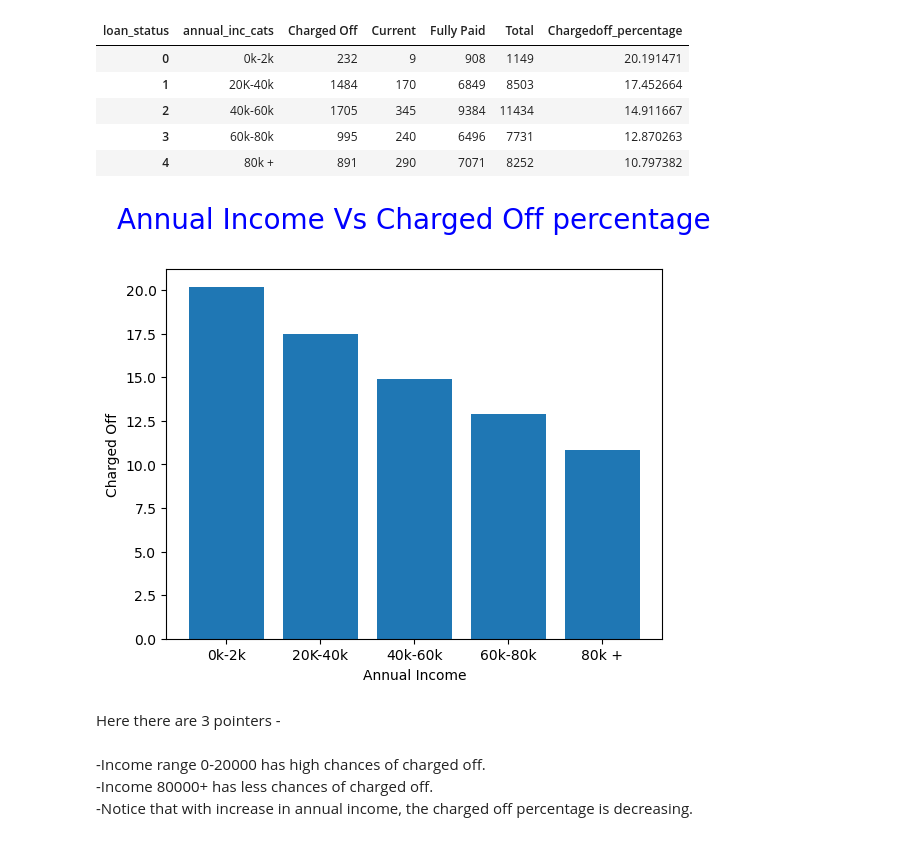
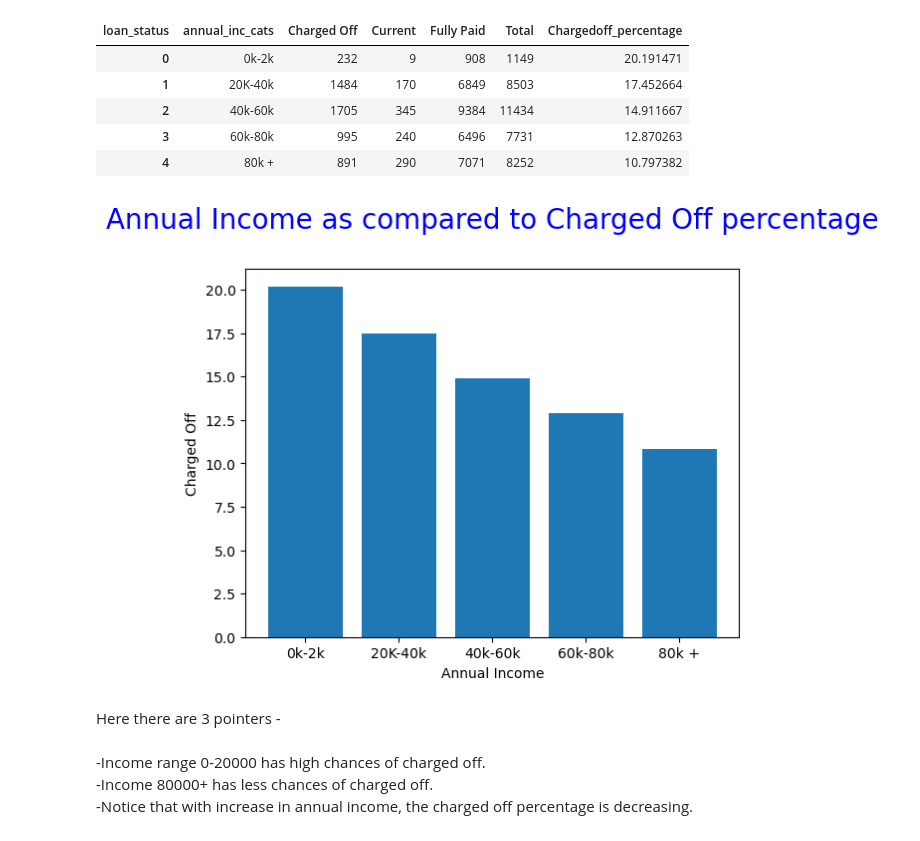
Before and after one commit to chetnapriyadarshini/Lending_Club_Case_Study_EDA, a Jupyter notebook: Group_Facilitator_Name.ipynb, the cells around one changed output. Saved outputs shown, nothing was run; the diff lists cells and outputs as text; code cells hidden in the pictures.

```diff
--- a/Group_Facilitator_Name.ipynb
+++ b/Group_Facilitator_Name.ipynb
@@ -780,13 +780,13 @@ inc_vs_COloan
 # %%
 #   Plot the above analysis on bar
 plt.bar(inc_vs_COloan['annual_inc_cats'], inc_vs_COloan['Chargedoff_percentage'])
-plt.title("Annual Income Vs Charged Off percentage\n", fontdict={'fontsize':20,'fontweight':5,'color':'b'})
+plt.title("Annual Income as compared to Charged Off percentage\n", fontdict={'fontsize':20,'fontweight':5,'color':'b'})
 plt.xlabel("Annual Income")
 plt.ylabel("Charged Off")
 
 plt.show()
 # %% [output]
-[figure, old version]
+[figure, new version]
 # %% [markdown]
 Here there are 3 pointers -<br><br>
 -Income range 0-20000 has high chances of charged off.<br>
```
Also changed, not shown: parts of 28 cells of this notebook.
